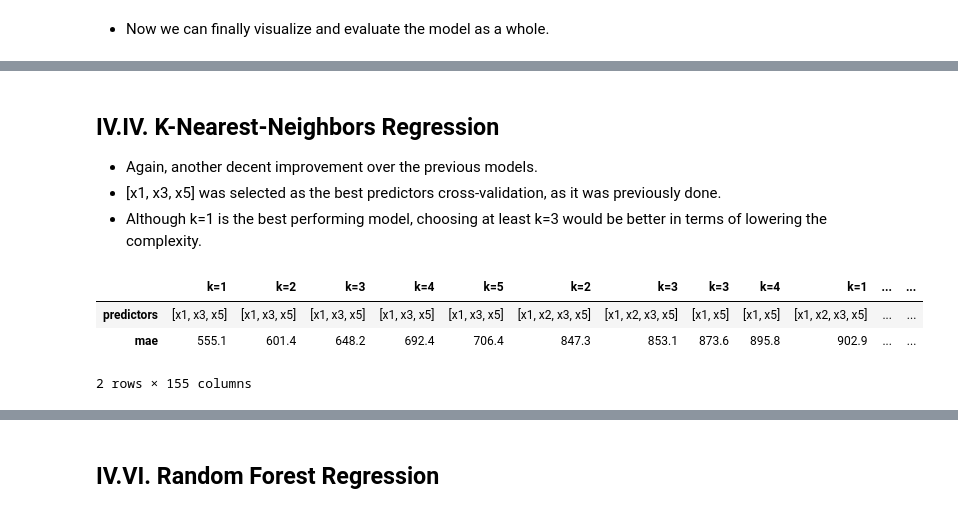
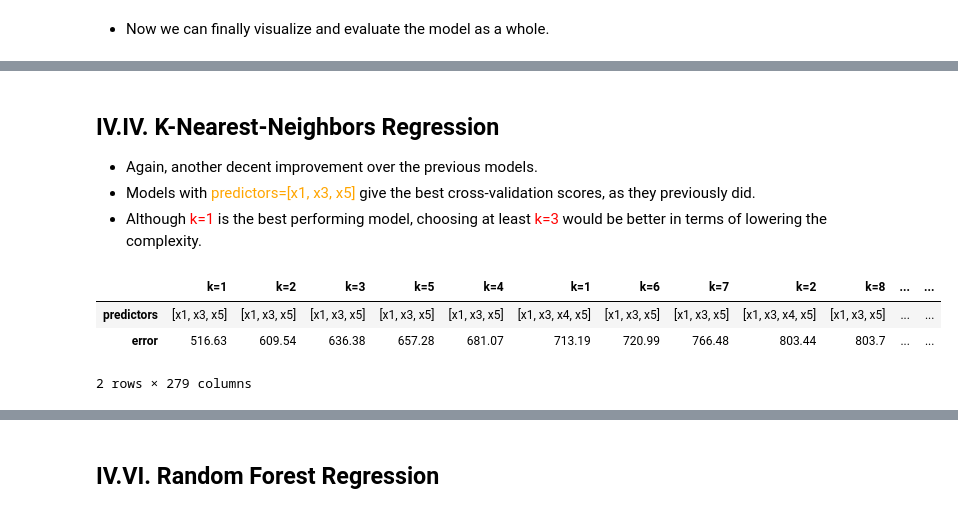
Before and after one commit to DefinitelyVixon/CE475-Project, a Jupyter notebook: Project.ipynb, the cells around one changed output, grey strips where cells are left out. Drawn from its saved outputs; the diff is of its cells as text; code cells hidden in the pictures.

```diff
--- a/Project.ipynb
+++ b/Project.ipynb
@@ -59,7 +84,7 @@ model_grid = [{'model': single_linear_regression,
                'predictors': predictor_combinations,
                'arg': range(2, 5)},
               {'model': k_nearest_regression,
-               'predictors': predictor_combinations, 'arg': range(1, 6)},
+               'predictors': predictor_combinations, 'arg': range(1, 10)},
               {'model': decision_tree_regression,
                'predictors': predictor_combinations, 'arg': range(1, 6)}]
 
@@ -208,21 +233,7 @@ model_tree.select_leaf_models(model_results=selected_models)
 titles = ['x5>=5', 'x5<5 && x1<20', 'x5<5 && x1>=20']
 model_tree.plot_models(plot_titles=titles, angle_3d=240, cmap='hot')
 
-m_args = []
-m_predictors = []
-m_error = []
-for model_tree_result in model_tree.leaf_models:
-    m_args.append(model_tree_result.arg)
-    m_predictors.append(model_tree_result.predictors)
-    m_error.append(model_tree_result.error)
-
-model_tree_result = ModelResult({'model': 'model_tree_regression(?)',
-                                 'arg': m_args,
-                                 'predictors': m_predictors,
-                                 'predicted': None,
-                                 'error': sum(m_error),
-                                 'estimator': model_tree})
-
+model_tree_result = model_tree.return_model_result()
 all_results_table.add_model([model_tree_result])
 # %% [output]
 Total CV Score (MAE) = 228.26
@@ -267,6 +281,7 @@ multi_lin_reg_results = [ModelResult(multiple_linear_regression(x=features, y=la
 
 all_results_table.add_model(multi_lin_reg_results)
 all_results_table.error_table(model='multiple_linear_regression', transpose=True)
+all_results_table.update_selected_model('multiple_linear_regression', index=3)
 # %% [output]
 |  |  |  |  |  |  |  |  |  |  |  | ... | ... |
 | predictors | [x1, x2, x3, x4, x5] | [x1, x2, x3, x5] | [x1, x3, x4, x5] | [x1, x3, x5] | [x1, x4, x5] | [x1, x2, x4, x5] | [x1, x5] | [x1, x2, x5] | [x3, x5] | [x3, x4, x5] | ... | ... |
@@ -280,6 +295,6 @@ all_results_table.error_table(model='multiple_linear_regression', transpose=True
 it is still far from my model tree.
 # %%
-poly_reg_args = [2, 3, 4]
+poly_reg_args = range(2, 6)
 poly_reg_results = [ModelResult(polynomial_regression(features, labels, arg=order, inputs=p))
                     for order in poly_reg_args
                     for p in predictor_combinations]
@@ -295,18 +310,20 @@ all_results_table.error_table(model='polynomial_regression', transpose=True)
 ## IV.IV. K-Nearest-Neighbors Regression
 
 - Again, another decent improvement over the previous models.
-- [x1, x3, x5] was selected as the best predictors cross-validation, as it was previously done.
-- Although k=1 is the best performing model, choosing at least k=3 would be better in terms of lowering the complexity.
+- Models with <span style="color:orange;">predictors=[x1, x3, x5]</span> give the best cross-validation scores, as they previously did.
+- Although <span style="color:red">k=1</span> is the best performing model, choosing at least
+<span style="color:red">k=3</span> would be better in terms of lowering the complexity.
 # %%
-knn_reg_args = range(1, 6)
+knn_reg_args = range(1, 10)
 knn_reg_results = [ModelResult(k_nearest_regression(features, labels, arg=k, inputs=p))
                    for k in knn_reg_args
                    for p in predictor_combinations]
 
 all_results_table.add_model(knn_reg_results)
 all_results_table.error_table(model='k_nearest_regression', transpose=True)
+all_results_table.update_selected_model('k_nearest_regression', index=2)
 # %% [output]
-|  | k=1 | k=2 | k=3 | k=4 | k=5 | k=2 | k=3 | k=3 | k=4 | k=1 | ... | ... |
-| predictors | [x1, x3, x5] | [x1, x3, x5] | [x1, x3, x5] | [x1, x3, x5] | [x1, x3, x5] | [x1, x2, x3, x5] | [x1, x2, x3, x5] | [x1, x5] | [x1, x5] | [x1, x2, x3, x5] | ... | ... |
-| mae | 555.1 | 601.4 | 648.2 | 692.4 | 706.4 | 847.3 | 853.1 | 873.6 | 895.8 | 902.9 | ... | ... |
+|  | k=1 | k=2 | k=3 | k=5 | k=4 | k=1 | k=6 | k=7 | k=2 | k=8 | ... | ... |
+| predictors | [x1, x3, x5] | [x1, x3, x5] | [x1, x3, x5] | [x1, x3, x5] | [x1, x3, x5] | [x1, x3, x4, x5] | [x1, x3, x5] | [x1, x3, x5] | [x1, x3, x4, x5] | [x1, x3, x5] | ... | ... |
+| error | 516.63 | 609.54 | 636.38 | 657.28 | 681.07 | 713.19 | 720.99 | 766.48 | 803.44 | 803.7 | ... | ... |
-2 rows × 155 columns
+2 rows × 279 columns
```
Also changed, not shown: parts of 32 cells of this notebook, 8 other files.
